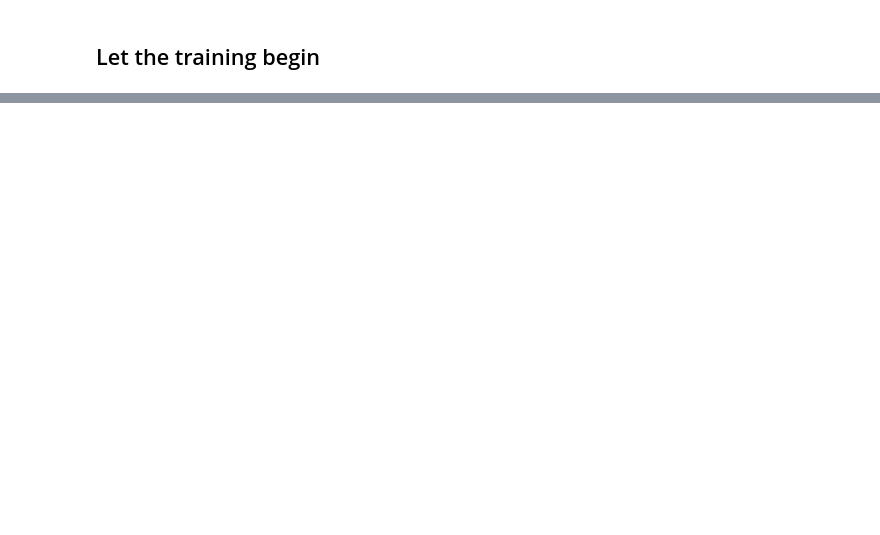
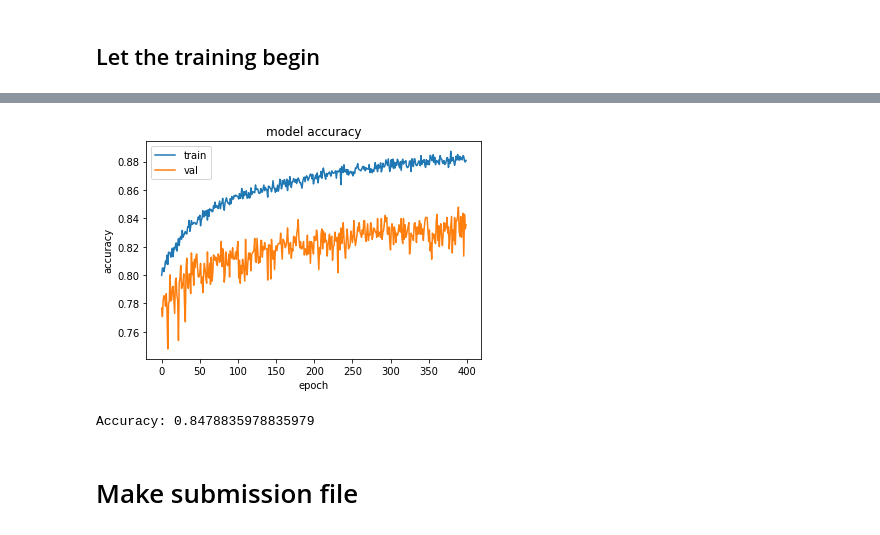
Before and after one commit to kwarc-agat/forest-cover, a Jupyter notebook: forest_ANN.ipynb, the cells around one changed output, grey strips where cells are left out. Drawn from its saved outputs; the diff is of its cells as text; code cells hidden in the pictures; blank space fills up the shorter version.

```diff
--- a/forest_ANN.ipynb
+++ b/forest_ANN.ipynb
@@ -168,0 +166,3 @@ array([[-0.36709452,  0.14663921, -0.90868014,  0.27145085,  4.3348055 ,
+# %%
+X_processed, y_processed = preprocess_X_y(X, y)
+X_processed
@@ -169,2 +205,5 @@ array([[-0.36709452,  0.14663921, -0.90868014,  0.27145085,  4.3348055 ,
+# %%
+X_train, X_test, y_train, y_test = train_test_split(X_processed, y_processed, test_size = 0.1)
+X_train, y_train = shuffle(X_train, y_train)
 # %%
 def get_basic_model():
@@ -184,0 +293,10 @@ model.fit(X, y, epochs=15, batch_size=BATCH_SIZE)
+# %%
+plot_model_training(history, EPOCHS_NUM)
+# %% [output]
+[figure, added]
+# %%
+print("Accuracy: "+ str(accuracy_score(test, pred)))
+# %% [output]
+Accuracy: 0.8478835978835979
+# %% [markdown]
+# Make submission file
```
Also changed, not shown: parts of 26 cells of this notebook.
